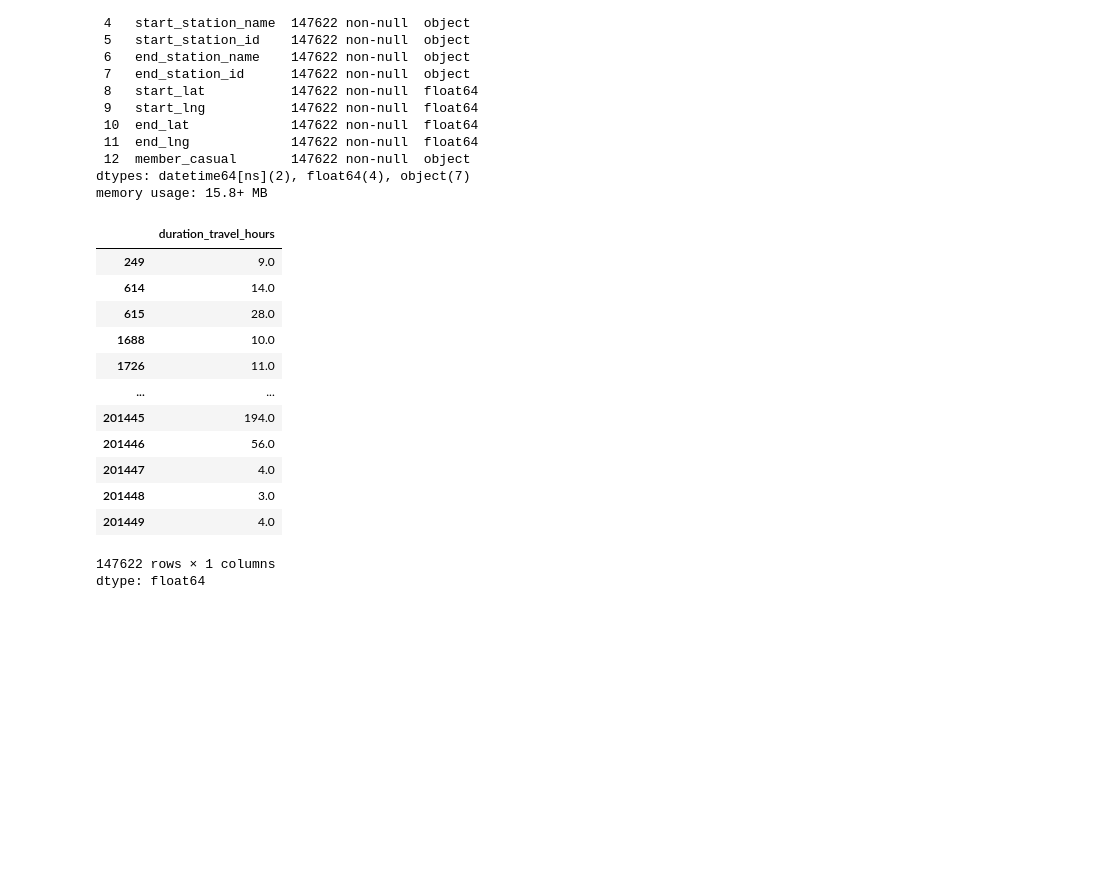
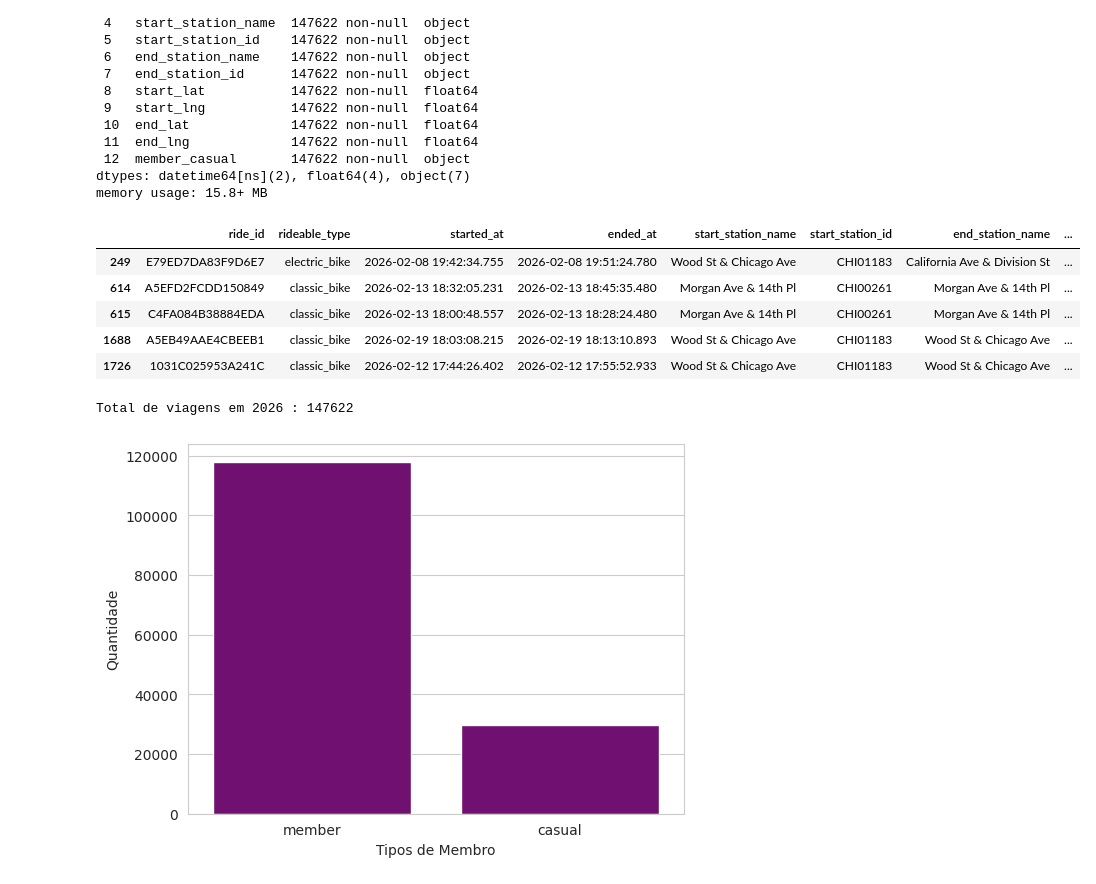
Before and after one commit to Dansouza-web/Caso-de-Estudo-De-Uma-Empresa-de-Biclietas-do-Curso-De-An-lise-de-Dados-do-Google, a Jupyter notebook: Limpeza.ipynb, the cells around one changed output. Saved outputs shown, nothing was run; the diff lists cells and outputs as text; code cells hidden in the pictures; blank space fills up the shorter version.

```diff
--- a/Limpeza.ipynb
+++ b/Limpeza.ipynb
@@ -91,27 +51,22 @@ Data columns (total 13 columns):
 dtypes: datetime64[ns](2), float64(4), object(7)
 memory usage: 15.8+ MB
 # %%
-#criando uma coluna para o tempo de viagem
-df['duration_travel']= df['ended_at']-df['started_at']
+df['started_at'] = pd.to_datetime(df['started_at'])
+df['ended_at'] = pd.to_datetime(df['ended_at'])
+
+# criando uma coluna para o tempo de viagem
+df['ride_lenght'] = df['ended_at'] - df['started_at']
+# e convertendo para horas pra ter uma melhor visualização na hora de análisar os dados
+df['duration_travel_hours'] = df['ride_lenght'].dt.total_seconds() / 60
+df.duration_travel_hours.round()
 df.head()
-#e convertendo para horas pra ter uma melhor visualização na hora de análisar os dados
-df['duration_travel_hours']= df['duration_travel'].dt.total_seconds() / 60
-df.duration_travel_hours.round()
 # %% [output]
-|  | duration_travel_hours |
-| 249 | 9.0 |
-| 614 | 14.0 |
-| 615 | 28.0 |
-| 1688 | 10.0 |
-| 1726 | 11.0 |
-| ... | ... |
-| 201445 | 194.0 |
-| 201446 | 56.0 |
-| 201447 | 4.0 |
-| 201448 | 3.0 |
-| 201449 | 4.0 |
+|  | ride_id | rideable_type | started_at | ended_at | start_station_name | start_station_id | end_station_name | ... |
+| 249 | E79ED7DA83F9D6E7 | electric_bike | 2026-02-08 19:42:34.755 | 2026-02-08 19:51:24.780 | Wood St & Chicago Ave | CHI01183 | California Ave & Division St | ... |
+| 614 | A5EFD2FCDD150849 | classic_bike | 2026-02-13 18:32:05.231 | 2026-02-13 18:45:35.480 | Morgan Ave & 14th Pl | CHI00261 | Morgan Ave & 14th Pl | ... |
+| 615 | C4FA084B38884EDA | classic_bike | 2026-02-13 18:00:48.557 | 2026-02-13 18:28:24.480 | Morgan Ave & 14th Pl | CHI00261 | Morgan Ave & 14th Pl | ... |
+| 1688 | A5EB49AAE4CBEEB1 | classic_bike | 2026-02-19 18:03:08.215 | 2026-02-19 18:13:10.893 | Wood St & Chicago Ave | CHI01183 | Wood St & Chicago Ave | ... |
+| 1726 | 1031C025953A241C | classic_bike | 2026-02-12 17:44:26.402 | 2026-02-12 17:55:52.933 | Wood St & Chicago Ave | CHI01183 | Wood St & Chicago Ave | ... |
-147622 rows × 1 columns
-dtype: float64
 # %%
 #mudando os nomes das colunas para uma análise mais facil
 df.columns =df.columns.str.lower()
@@ -123,0 +81,14 @@ df['hour']=df['started_at'].dt.hour
+# %%
+#começo vendo o total de viagens realizadas por ano
+total_de_viagens_2026 = len(df['started_at'])
+print(f"Total de viagens em 2026 : {total_de_viagens_2026}")
+# %% [output]
+Total de viagens em 2026 : 147622
+# %%
+df['member_casual'].value_counts()
+sns.countplot(data=df, x='member_casual',color='purple')
+plt.xlabel('Tipos de Membro')
+plt.ylabel('Quantidade')
+plt.show()
+# %% [output]
+[figure, added]
```
Also changed, not shown: parts of 11 cells of this notebook.
